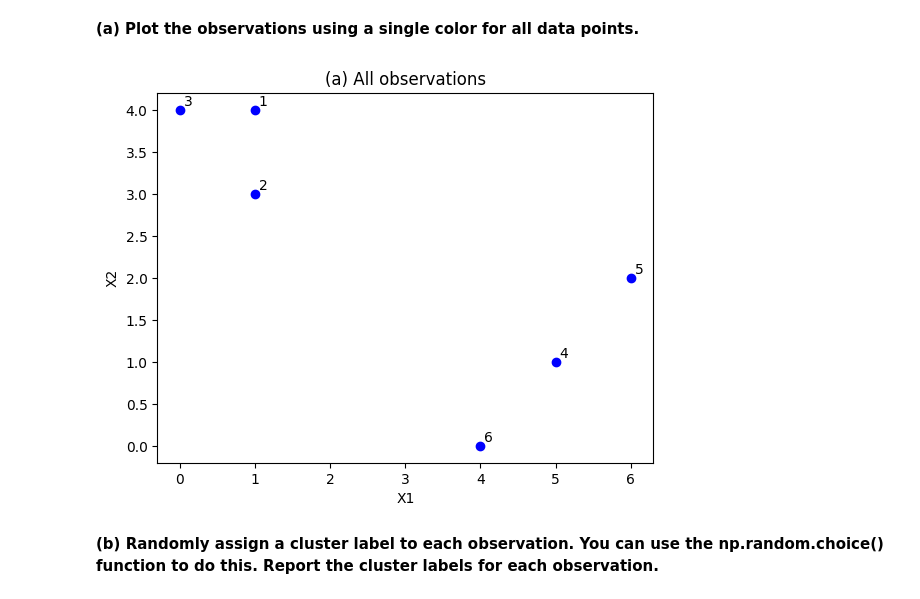
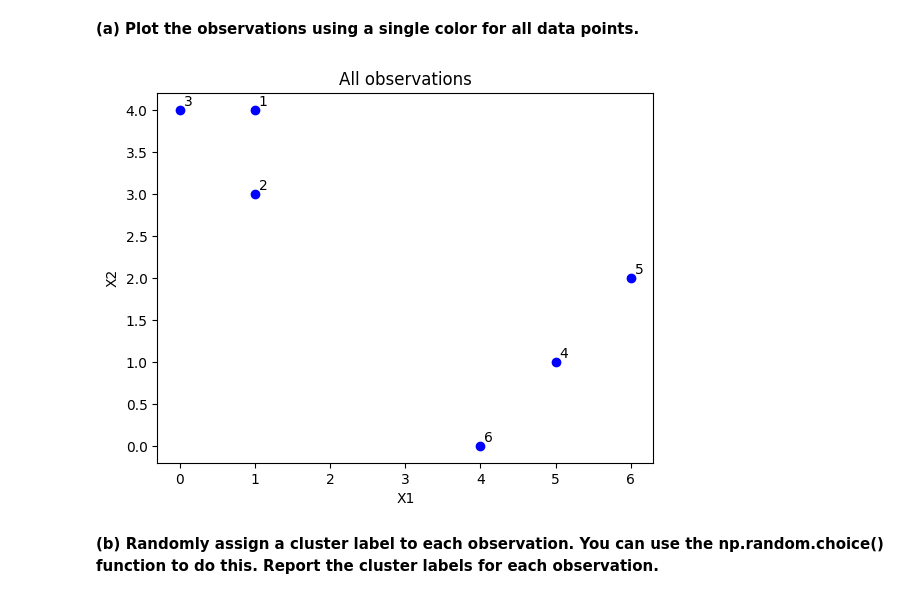
Before and after one commit to rachellecloutier/code_2600, a Jupyter notebook: homework3.ipynb, the cells around one changed output. Saved outputs shown, nothing was run; the diff lists cells and outputs as text; code cells hidden in the pictures.

```diff
--- a/homework3.ipynb
+++ b/homework3.ipynb
@@ -299,13 +297,13 @@ points = np.array([
 # %%
 plt.figure()
 plt.scatter(points[:,0], points[:,1], color='blue')
 for i,(x,y) in enumerate(points, start=1):
    plt.text(x+0.05, y+0.05, str(i))
-plt.title("(a) All observations")
+plt.title("All observations")
 plt.xlabel("X1"); plt.ylabel("X2")
 plt.show()
 # %% [output]
-[figure, old version]
+[figure, new version]
 # %% [markdown]
 **(b) Randomly assign a cluster label to each observation. You can use the np.random.choice() function to do this. Report the cluster labels for each observation.**
 # %%
```
Also changed, not shown: parts of 15 cells of this notebook.
